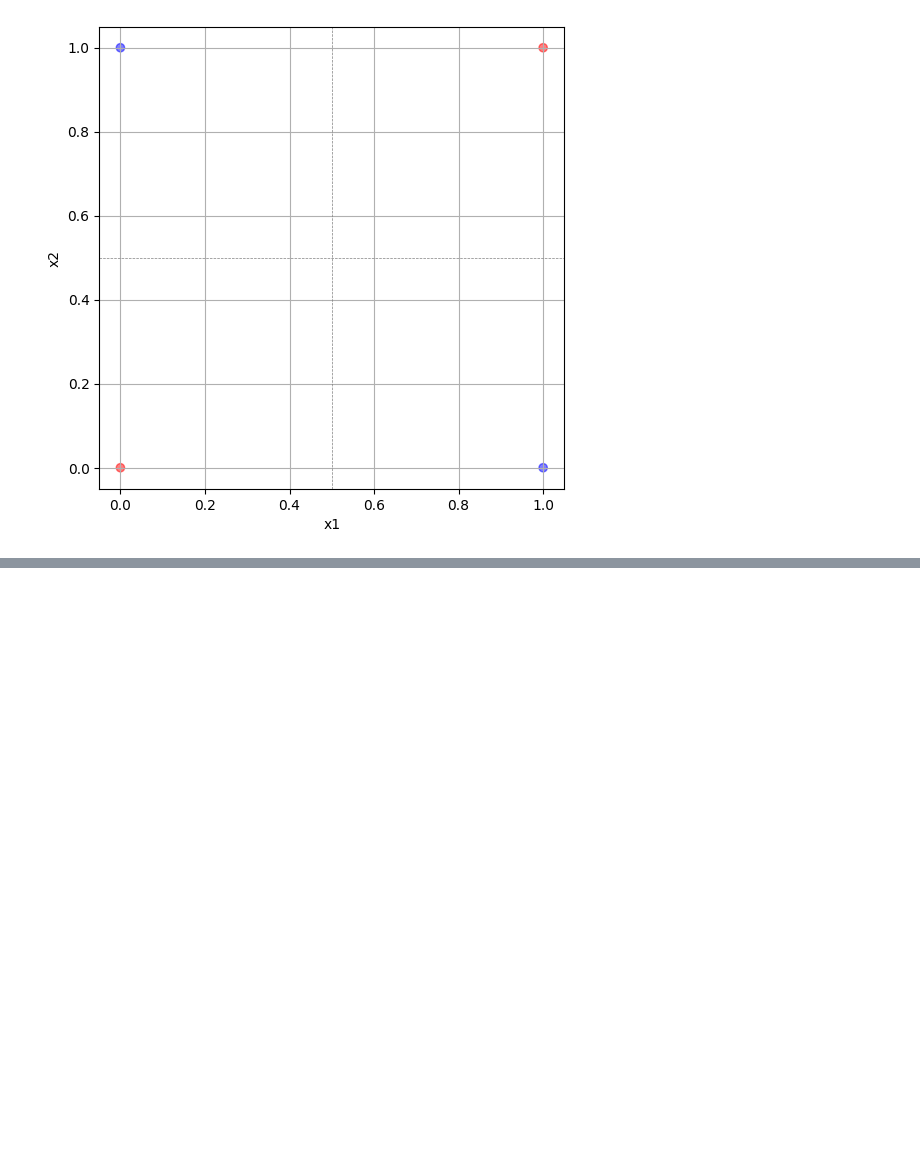
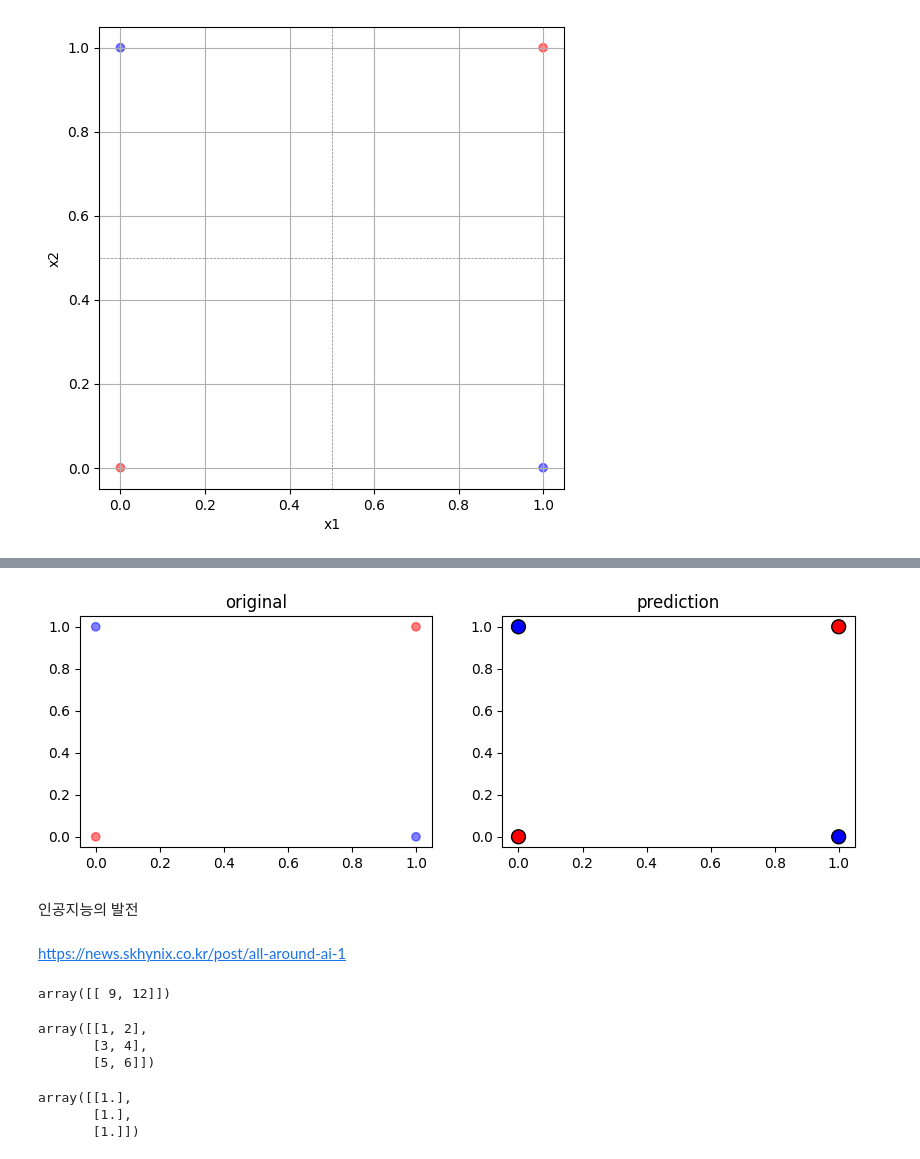
Before and after one commit to leekyuyoung-ai/AI, a Jupyter notebook: 8일차.ipynb, the cells around one changed output, grey strips where cells are left out. Drawn from its saved outputs; the diff is of its cells as text; code cells hidden in the pictures; blank space fills up the shorter version.

```diff
--- a/8일차.ipynb
+++ b/8일차.ipynb
@@ -35,0 +163,5 @@ plt.show()
+# %%
+x = np.array([[0,0],[0,1],[1,0],[1,1]]  )
+y = np.array([[0],[1],[1],[0] ])
+nn = NeuralNetwork(input_size=2, hidden_size=2,output_size=1)
+nn.train(x,y,epochs=5000, learning_rate=0.1)
@@ -35,0 +186,44 @@ plt.show()
+# %%
+predictions = []
+for x_val in x:
+  prediction = nn.forward(x_val)
+  predictions.append(prediction[0])
+
+# 결과 시각화
+plt.figure(figsize=(10,3))
+
+plt.subplot(1,2,1)
+colors = [ 'red' if label ==0 else 'blue' for label in y  ]
+plt.scatter(x[:,0],x[:,1],c=colors,alpha=0.5)
+plt.title('original')
+
+plt.subplot(1,2,2)
+colors = [ 'red' if label < 0.5 else 'blue' for label in predictions]
+plt.scatter(x[:,0], x[:,1], c=colors,s=100,edgecolors='k')
+plt.title('prediction')
+
+plt.show()
+# %% [output]
+[figure, added]
+# %% [markdown]
+인공지능의 발전
+# %% [markdown]
+https://news.skhynix.co.kr/post/all-around-ai-1
+# %%
+delta = np.array([[1, 2], [3, 4], [5, 6]])
+bias_update = np.sum(delta, axis=0, keepdims=True)
+bias_update
+# %% [output]
+array([[ 9, 12]])
+# %%
+delta
+# %% [output]
+array([[1, 2],
+       [3, 4],
+       [5, 6]])
+# %%
+np.ones((delta.shape[0], 1))
+# %% [output]
+array([[1.],
+       [1.],
+       [1.]])
```
Also changed, not shown: parts of 14 cells of this notebook.
